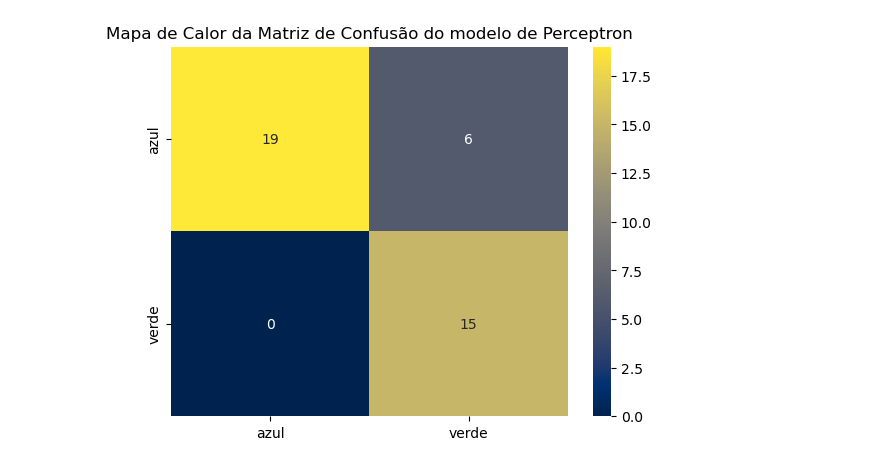
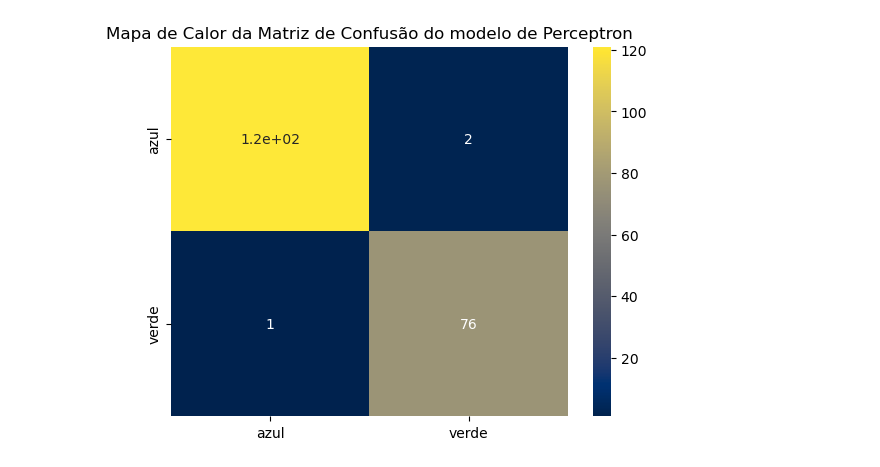
Before and after one commit to mickpires/machine-learning, a Jupyter notebook: codigos/mnist/dados_imperfeitos.ipynb, the cells around one changed output. Saved outputs shown, nothing was run; the diff lists cells and outputs as text; code cells hidden in the pictures.

Commit message:
criei função para perceptron

```diff
--- a/codigos/mnist/dados_imperfeitos.ipynb
+++ b/codigos/mnist/dados_imperfeitos.ipynb
@@ -10,7 +11,7 @@ import os
 import seaborn as sns
 from sklearn.model_selection import StratifiedShuffleSplit
 # %%
-dados = pd.read_csv("dados/dados_imperfeito.csv")
+dados = pd.read_csv("dados/dados_imperfeito_uniforme.csv")
 del dados['Unnamed: 0']
 dados
 # %% [output]
@@ -133,7 +124,7 @@ outputs = keras.layers.Dense(2,activation='softmax')(hidden2)
 
 MLP = keras.models.Model(inputs=[input],outputs=[outputs])
 
-MLP.compile(loss='categorical_crossentropy',metrics=['accuracy'],optimizer=keras.optimizers.SGD(learning_rate=1e-3))
+MLP.compile(loss='categorical_crossentropy',metrics=['accuracy'],optimizer=keras.optimizers.SGD(learning_rate=1.))
 # %%
 MLP.fit(x_train,y_train,epochs=100)
 # %% [output]
@@ -162,3 +149,5 @@ ValueError: File not found: filepath=Perceptron.keras. Please ensure the file is
+# %%
+Perceptron = criar_Perceptron(x_train,dados)
 # %%
 Perceptron.fit(x_train,y_train,epochs=100)
 # %% [output]
@@ -208,5 +205,6 @@ Acurácia do Perceptron: 0.85
 # %%
 labels = ('azul','verde')
+predito = np.argmax(Perceptron.predict(x_test),axis=1)
 sns.heatmap(confusion_matrix(resultado,
                              predito),
                              xticklabels=labels,
@@ -220,4 +219,4 @@ plt.savefig(f'imagens/{title}.png')
-[figure, old version]
+[figure, new version]
 # %%
 predito = np.argmax(MLP.predict(x_test),axis=1)
 # %% [output]
```
Also changed, not shown: parts of 15 cells of this notebook, 2 other files.
